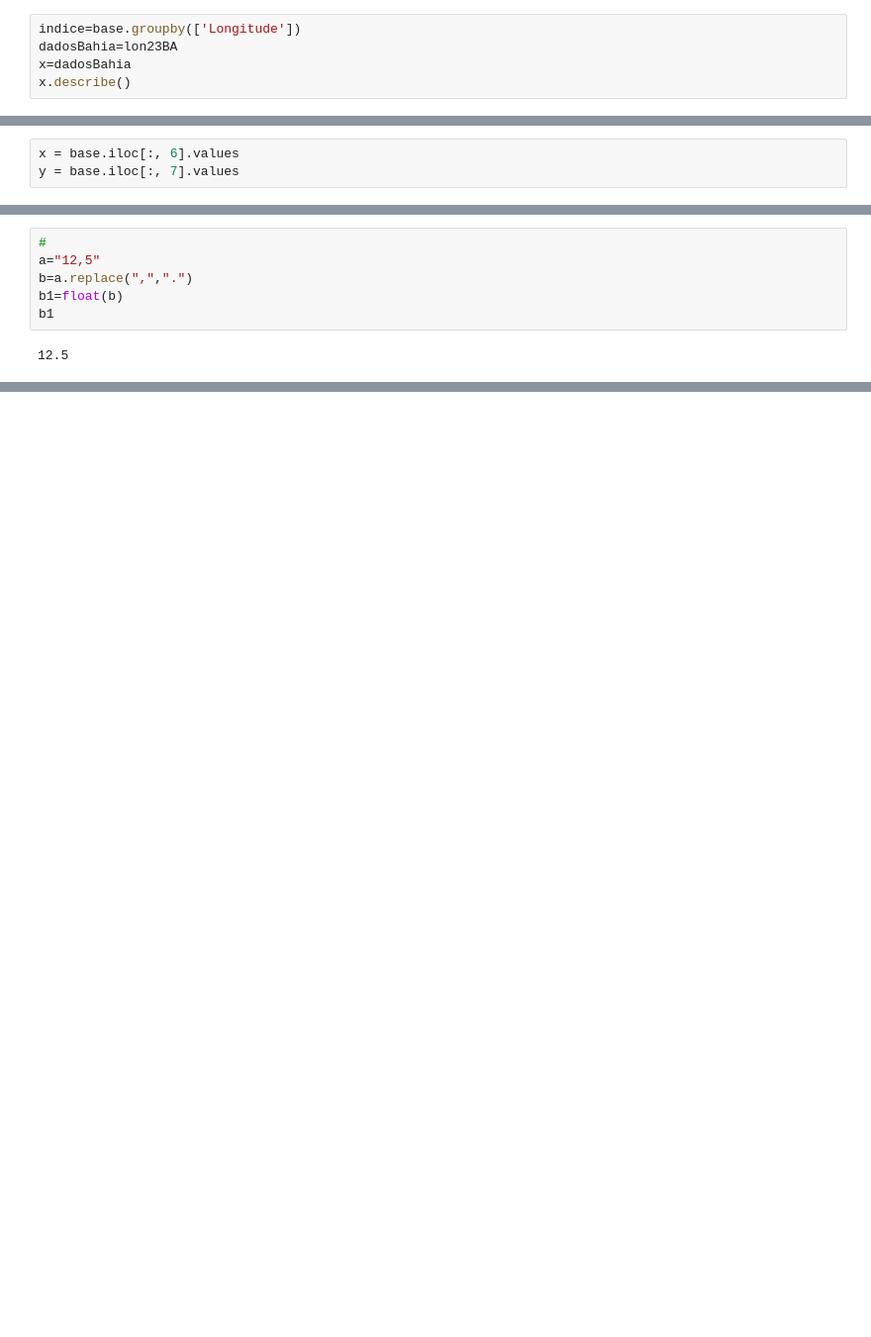
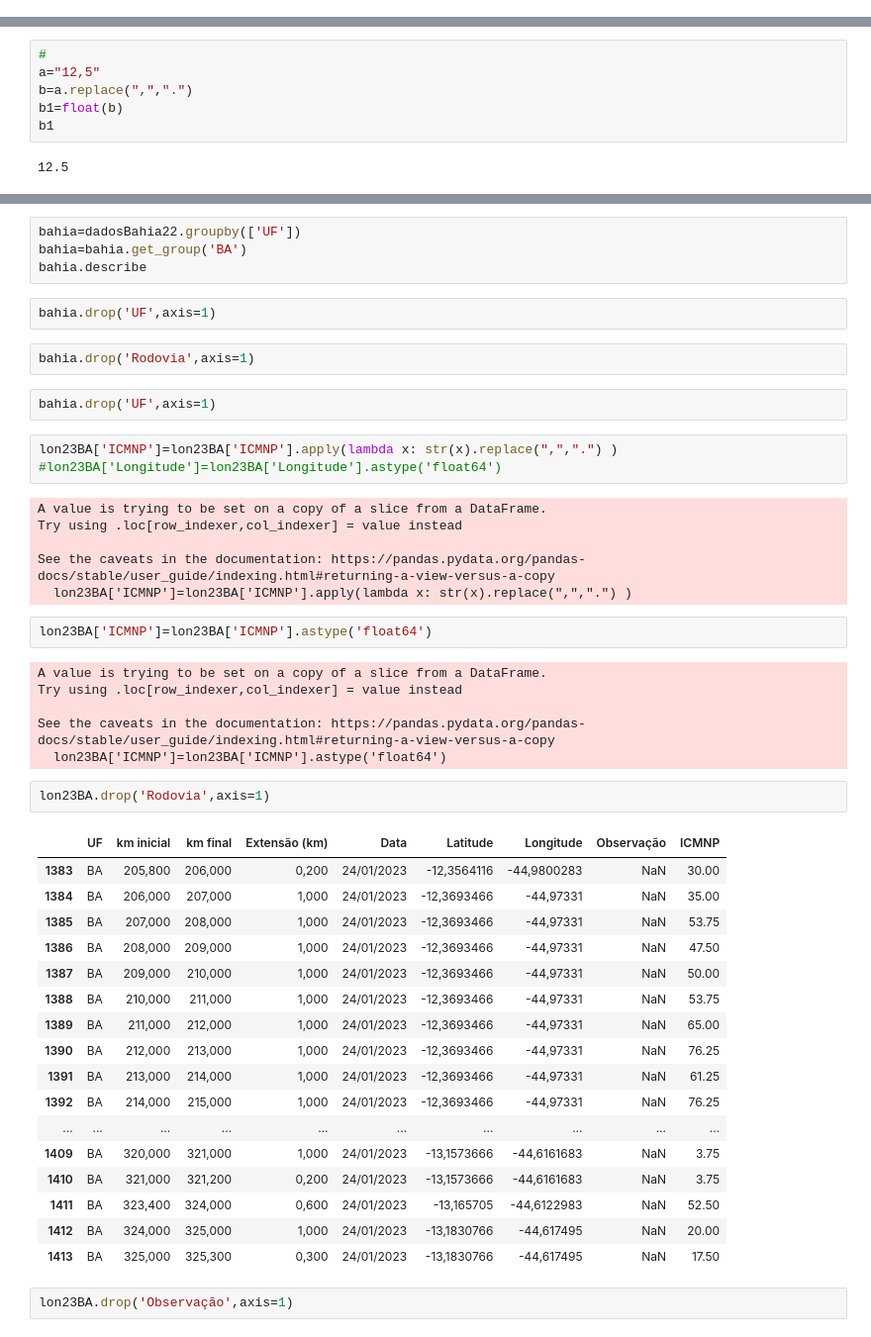
Before and after one commit to WandersonGustavo/Imersao_Alura_Aula_04, a Jupyter notebook: dnit_dados2.ipynb, the cells around one changed output, grey strips where cells are left out. Shown at 99% size. Drawn from its saved outputs; the diff is of its cells as text; blank space fills up the shorter version.

```diff
--- a/dnit_dados2.ipynb
+++ b/dnit_dados2.ipynb
@@ -159,5 +49,0 @@ lat23BA.describe
-# %%
-indice=base.groupby(['Longitude'])
-dadosBahia=lon23BA
-x=dadosBahia
-x.describe()
@@ -181,3 +49,0 @@ y.describe()
-# %%
-x = base.iloc[:, 6].values
-y = base.iloc[:, 7].values
@@ -230,0 +124,49 @@ print("RMSLE:", rmsle)
+# %%
+bahia=dadosBahia22.groupby(['UF'])
+bahia=bahia.get_group('BA')
+bahia.describe
+# %%
+bahia.drop('UF',axis=1)
+# %%
+bahia.drop('Rodovia',axis=1)
+# %%
+bahia.drop('UF',axis=1)
+# %%
+lon23BA['ICMNP']=lon23BA['ICMNP'].apply(lambda x: str(x).replace(",",".") )
+#lon23BA['Longitude']=lon23BA['Longitude'].astype('float64')
+# %% [output]
+A value is trying to be set on a copy of a slice from a DataFrame.
+Try using .loc[row_indexer,col_indexer] = value instead
+
+See the caveats in the documentation: https://pandas.pydata.org/pandas-docs/stable/user_guide/indexing.html#returning-a-view-versus-a-copy
+  lon23BA['ICMNP']=lon23BA['ICMNP'].apply(lambda x: str(x).replace(",",".") )
+# %%
+lon23BA['ICMNP']=lon23BA['ICMNP'].astype('float64')
+# %% [output]
+A value is trying to be set on a copy of a slice from a DataFrame.
+Try using .loc[row_indexer,col_indexer] = value instead
+
+See the caveats in the documentation: https://pandas.pydata.org/pandas-docs/stable/user_guide/indexing.html#returning-a-view-versus-a-copy
+  lon23BA['ICMNP']=lon23BA['ICMNP'].astype('float64')
+# %%
+lon23BA.drop('Rodovia',axis=1)
+# %% [output]
+|  | UF | km inicial | km final | Extensão (km) | Data | Latitude | Longitude | Observação | ICMNP |
+| 1383 | BA | 205,800 | 206,000 | 0,200 | 24/01/2023 | -12,3564116 | -44,9800283 | NaN | 30.00 |
+| 1384 | BA | 206,000 | 207,000 | 1,000 | 24/01/2023 | -12,3693466 | -44,97331 | NaN | 35.00 |
+| 1385 | BA | 207,000 | 208,000 | 1,000 | 24/01/2023 | -12,3693466 | -44,97331 | NaN | 53.75 |
+| 1386 | BA | 208,000 | 209,000 | 1,000 | 24/01/2023 | -12,3693466 | -44,97331 | NaN | 47.50 |
+| 1387 | BA | 209,000 | 210,000 | 1,000 | 24/01/2023 | -12,3693466 | -44,97331 | NaN | 50.00 |
+| 1388 | BA | 210,000 | 211,000 | 1,000 | 24/01/2023 | -12,3693466 | -44,97331 | NaN | 53.75 |
+| 1389 | BA | 211,000 | 212,000 | 1,000 | 24/01/2023 | -12,3693466 | -44,97331 | NaN | 65.00 |
+| 1390 | BA | 212,000 | 213,000 | 1,000 | 24/01/2023 | -12,3693466 | -44,97331 | NaN | 76.25 |
+| 1391 | BA | 213,000 | 214,000 | 1,000 | 24/01/2023 | -12,3693466 | -44,97331 | NaN | 61.25 |
+| 1392 | BA | 214,000 | 215,000 | 1,000 | 24/01/2023 | -12,3693466 | -44,97331 | NaN | 76.25 |
+| ... | ... | ... | ... | ... | ... | ... | ... | ... | ... |
+| 1409 | BA | 320,000 | 321,000 | 1,000 | 24/01/2023 | -13,1573666 | -44,6161683 | NaN | 3.75 |
+| 1410 | BA | 321,000 | 321,200 | 0,200 | 24/01/2023 | -13,1573666 | -44,6161683 | NaN | 3.75 |
+| 1411 | BA | 323,400 | 324,000 | 0,600 | 24/01/2023 | -13,165705 | -44,6122983 | NaN | 52.50 |
+| 1412 | BA | 324,000 | 325,000 | 1,000 | 24/01/2023 | -13,1830766 | -44,617495 | NaN | 20.00 |
+| 1413 | BA | 325,000 | 325,300 | 0,300 | 24/01/2023 | -13,1830766 | -44,617495 | NaN | 17.50 |
+# %%
+lon23BA.drop('Observação',axis=1)
```
Also changed, not shown: parts of 40 cells of this notebook.
